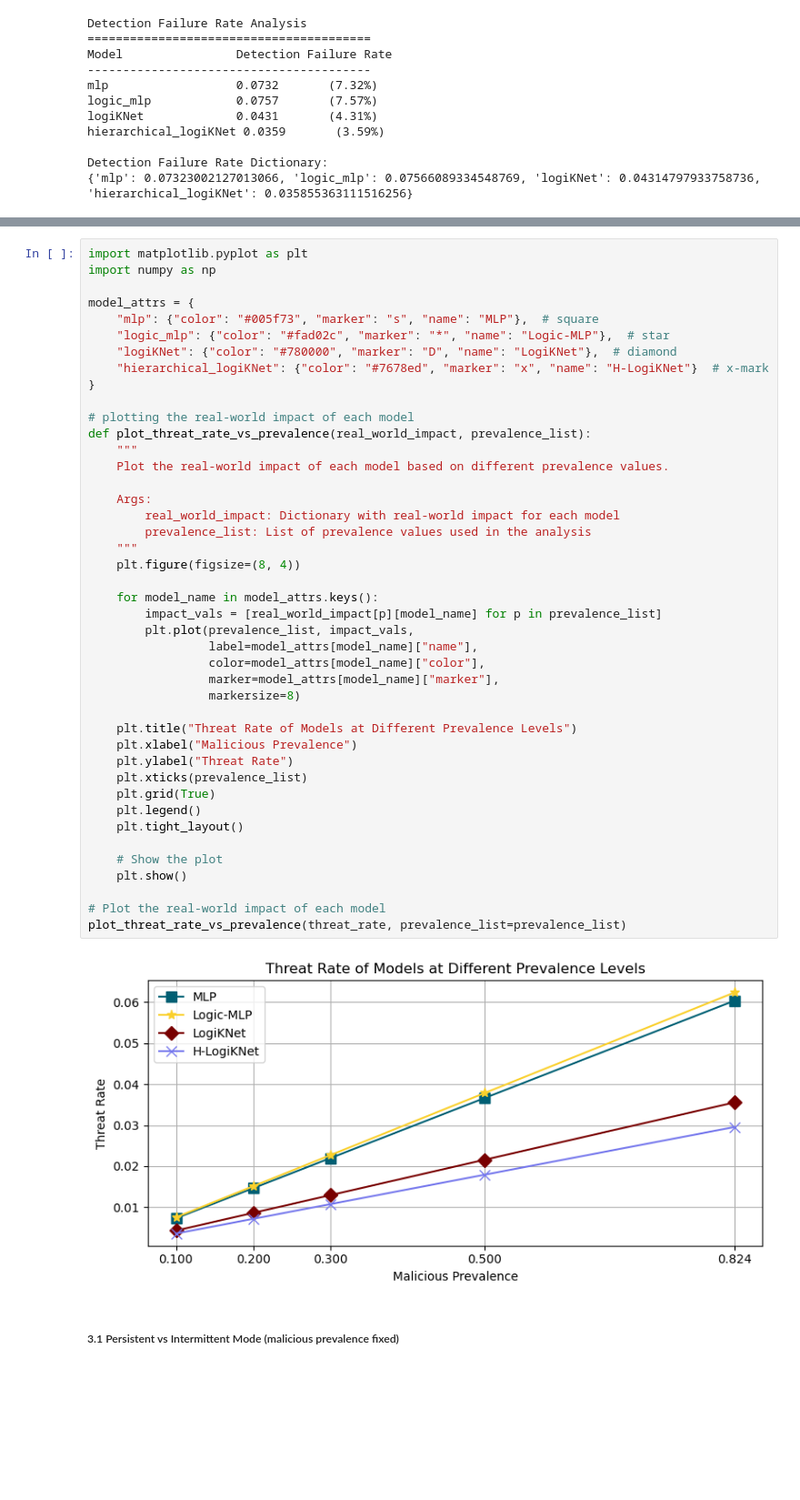
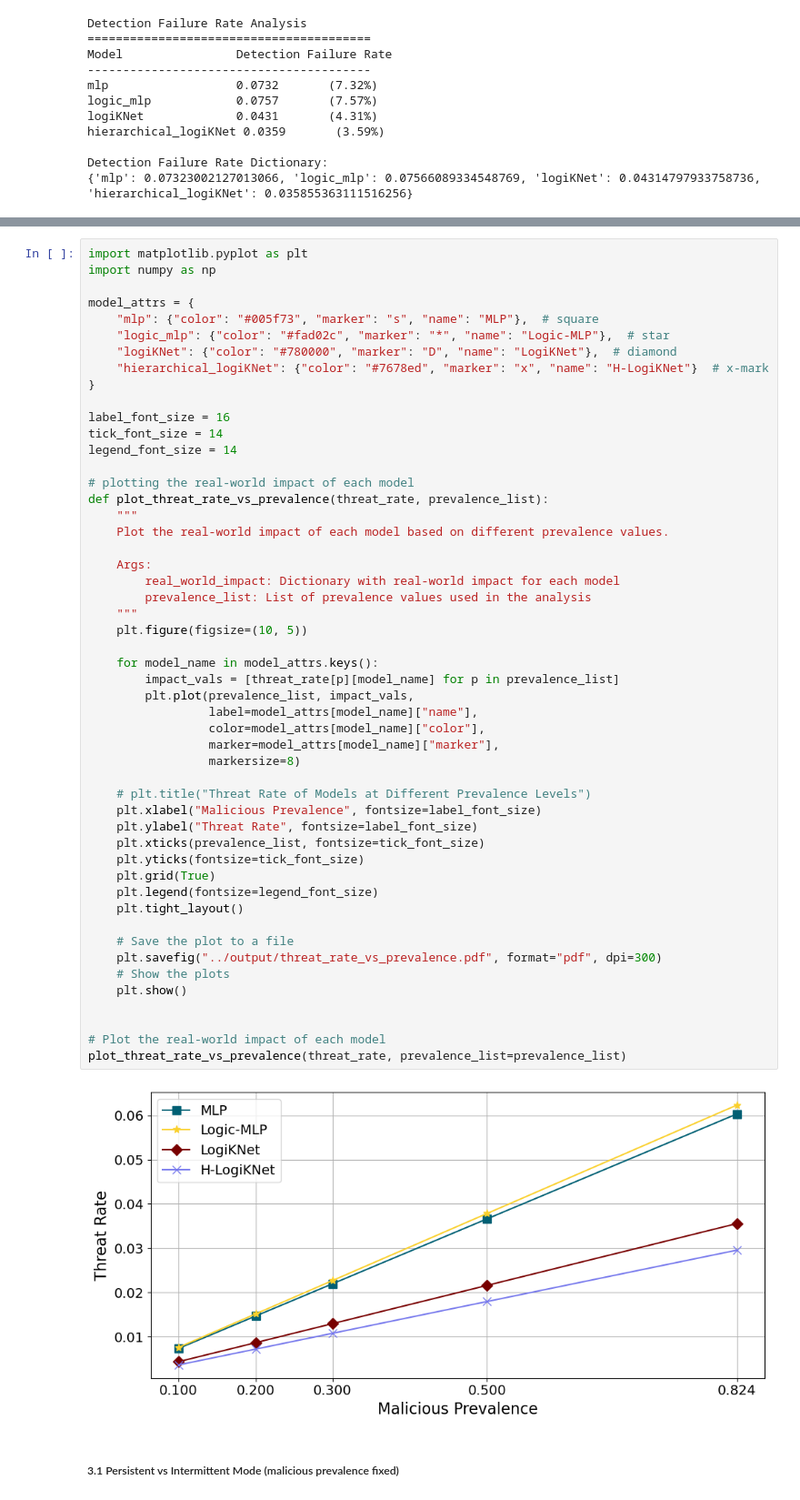
Before and after one commit to zhijin44/LogiKNet, a Jupyter notebook: P1_structurelevel/efficiency/power_vs_rate.ipynb, the cells around one changed output, grey strips where cells are left out. Shown: that part at 91% size. Cells and saved outputs as stored; diff of their text form; blank space fills up the shorter version.

Commit message:
Save for files adjustment

```diff
--- a/P1_structurelevel/efficiency/power_vs_rate.ipynb
+++ b/P1_structurelevel/efficiency/power_vs_rate.ipynb
@@ -761,43 +768,51 @@ model_attrs = {
     "mlp": {"color": "#005f73", "marker": "s", "name": "MLP"},  # square
     "logic_mlp": {"color": "#fad02c", "marker": "*", "name": "Logic-MLP"},  # star
     "logiKNet": {"color": "#780000", "marker": "D", "name": "LogiKNet"},  # diamond
     "hierarchical_logiKNet": {"color": "#7678ed", "marker": "x", "name": "H-LogiKNet"}  # x-mark
 }
 
+label_font_size = 16
+tick_font_size = 14
+legend_font_size = 14
+
 # plotting the real-world impact of each model
-def plot_threat_rate_vs_prevalence(real_world_impact, prevalence_list):
+def plot_threat_rate_vs_prevalence(threat_rate, prevalence_list):
     """
     Plot the real-world impact of each model based on different prevalence values.
 
     Args:
         real_world_impact: Dictionary with real-world impact for each model
         prevalence_list: List of prevalence values used in the analysis
     """
-    plt.figure(figsize=(8, 4))
+    plt.figure(figsize=(10, 5))
 
     for model_name in model_attrs.keys():
-        impact_vals = [real_world_impact[p][model_name] for p in prevalence_list]
+        impact_vals = [threat_rate[p][model_name] for p in prevalence_list]
         plt.plot(prevalence_list, impact_vals,
                  label=model_attrs[model_name]["name"],
                  color=model_attrs[model_name]["color"],
                  marker=model_attrs[model_name]["marker"],
                  markersize=8)
 
-    plt.title("Threat Rate of Models at Different Prevalence Levels")
-    plt.xlabel("Malicious Prevalence")
-    plt.ylabel("Threat Rate")
-    plt.xticks(prevalence_list)
+    # plt.title("Threat Rate of Models at Different Prevalence Levels")
+    plt.xlabel("Malicious Prevalence", fontsize=label_font_size)
+    plt.ylabel("Threat Rate", fontsize=label_font_size)
+    plt.xticks(prevalence_list, fontsize=tick_font_size)
+    plt.yticks(fontsize=tick_font_size)
     plt.grid(True)
-    plt.legend()
+    plt.legend(fontsize=legend_font_size)
     plt.tight_layout()
 
-    # Show the plot
+    # Save the plot to a file
+    plt.savefig("../output/threat_rate_vs_prevalence.pdf", format="pdf", dpi=300)
+    # Show the plots
     plt.show()
+
 
 # Plot the real-world impact of each model
 plot_threat_rate_vs_prevalence(threat_rate, prevalence_list=prevalence_list)
 # %% [output]
-[figure, old version]
+[figure, new version]
 # %% [markdown]
 ##### 3.1 Persistent vs Intermittent Mode (malicious prevalence fixed)
 # %%
```
Also changed, not shown: parts of 3 cells of this notebook, 21 other files.
